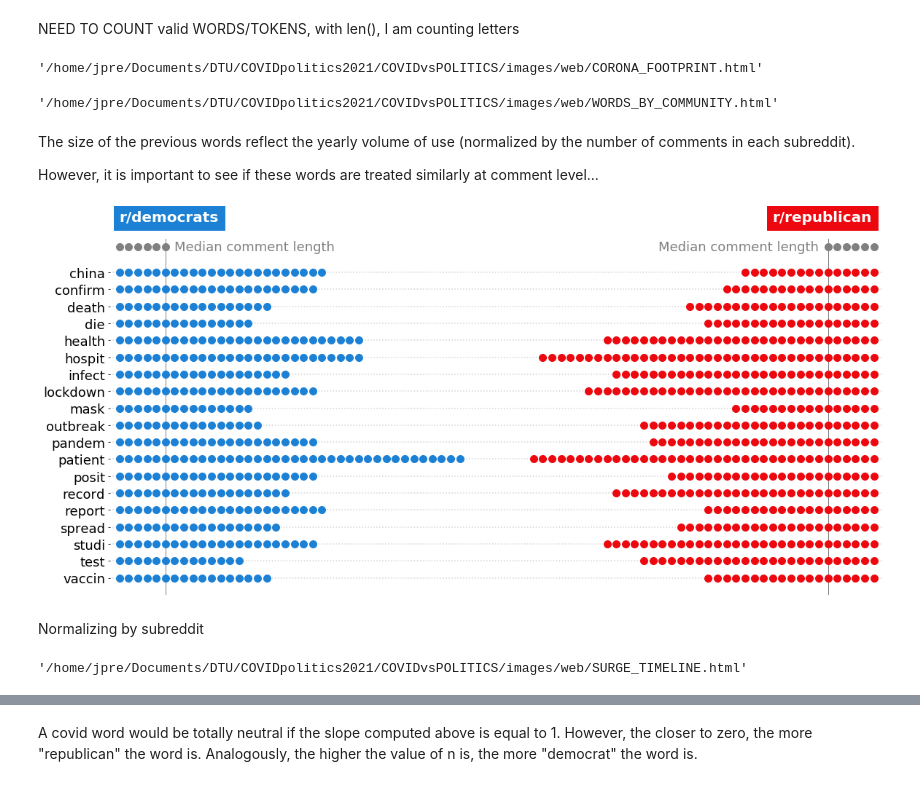
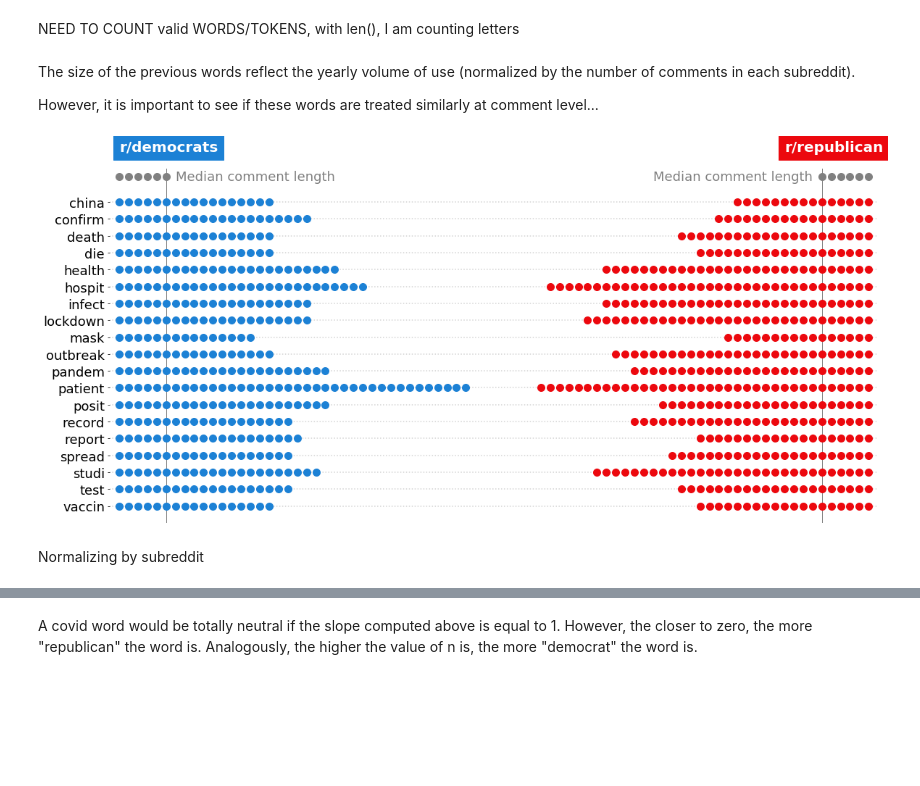
Before and after one commit to jpalm3r/COVIDvsPOLITICS, a Jupyter notebook: Story.ipynb, the cells around one changed output, grey strips where cells are left out. Cells and saved outputs as stored; diff of their text form; code cells hidden in the pictures; blank space fills up the shorter version.

Commit message:
Cleaner story and index.html complete

```diff
--- a/Story.ipynb
+++ b/Story.ipynb
@@ -412 +402,19 @@ cdem = '#1C81D5'
+# %%
+crep = 'tomato'
+cdem = 'dodgerblue'
+
+crep = '#EC080E'
+cdem = '#1C81D5'
+
+# Reading
+df3 = pd.read_csv(bckp_folder + 'df3.csv')
+dfdem = pd.read_csv(bckp_folder + 'dfdem.csv')
+dfrep = pd.read_csv(bckp_folder + 'dfrep.csv')
+topww = pd.read_csv(bckp_folder + 'topww.csv')
+topww1 = pd.read_csv(bckp_folder + 'topww1.csv')
+df2019_dem = pd.read_csv(bckp_folder + 'df2019_dem.csv')
+df2019_rep = pd.read_csv(bckp_folder + 'df2019_rep.csv')
+
+dfrep_agg = pd.read_csv(bckp_folder + 'dfrep_agg.csv')
+dfdem_agg = pd.read_csv(bckp_folder + 'dfdem_agg.csv')
 # %%
@@ -510,6 +506,8 @@ p1.outline_line_color = None
 p_footprint = column(p1, row(Buttons))
 
 output_file(filename=img_folder + "CORONA_FOOTPRINT.html", title="")
+
 save(p_footprint)
+
+p1.sizing_mode = scaling_method
+p_footprint.sizing_mode = scaling_method
-# %% [output]
-'/home/jpre/Documents/DTU/COVIDpolitics2021/COVIDvsPOLITICS/images/web/CORONA_FOOTPRINT.html'
@@ -585,6 +592,8 @@ for indx,w_i in enumerate(controversy_topics):
 
     List_of_plots.append(p1)
 
+    p1.sizing_mode = scaling_method
+
     p1.output_backend = 'svg'
 
     dictdem[w_i] = bars_dem
@@ -599,5 +608,5 @@ p_all = gridplot(List_of_plots, ncols=3)
 #show(p_all)
 
 save(p_all)
+
+p_all.sizing_mode = scaling_method
-# %% [output]
-'/home/jpre/Documents/DTU/COVIDpolitics2021/COVIDvsPOLITICS/images/web/WORDS_BY_COMMUNITY.html'
@@ -606,18 +624,17 @@ The size of the previous words reflect the yearly volume of use (normalized by t
 
 However, it is important to see if these words are treated similarly at comment level...
 # %%
-median_other_rep = dfrep[dfrep.covidcoef == 0].tokens.apply(len).median()
-median_other_dem = dfdem[dfdem.covidcoef == 0].tokens.apply(len).median()
+# The csv files store the column of lists as a column of strings.
+# For this reason we need the function of literal_eval
 
-def HasCOVIDword(tokens):
-    global word_i
-    return(word_i in tokens)
+median_other_rep = dfrep[dfrep.covidcoef == 0].tokens.apply(literal_eval).str.len().median()
+median_other_dem = dfdem[dfdem.covidcoef == 0].tokens.apply(literal_eval).str.len().median()
 
 MEDIANS = {}
-for i, word_i in enumerate(token_names):
+for i, word_i in enumerate(controversy_topics):
 
-    median_wi_rep = dfrep[dfrep.tokens.apply(HasCOVIDword) == True].tokens.apply(len).median()
-    median_wi_dem = dfdem[dfdem.tokens.apply(HasCOVIDword) == True].tokens.apply(len).median()
+    median_wi_rep = dfrep[dfrep.tokens.apply(HasCOVIDword, word = word_i)].tokens.apply(literal_eval).str.len().median()
+    median_wi_dem = dfdem[dfdem.tokens.apply(HasCOVIDword, word = word_i)].tokens.apply(literal_eval).str.len().median()
     MEDIANS[word_i] = {'rep' : median_wi_rep, 'dem' : median_wi_dem}
 
 middlespace = 7
@@ -626,12 +643,13 @@ total_length = max([MEDIANS[wi]['rep'] + MEDIANS[wi]['dem'] for wi in MEDIANS.ke
 sw = 100
 
 fig, ax = plt.subplots(1,1,figsize = (19,9))
-for i, word_i in enumerate(list(reversed(token_names))):
+for i, word_i in enumerate(list(reversed(controversy_topics))):
 
     m1 = MEDIANS[word_i]['dem']
     m2 = MEDIANS[word_i]['rep']
     range1 = range(int(m1))
     range2 = range(int(total_length - m2),int(total_length))
+
     ax.plot([-1000,1000],[i,i], lw = 1.5, ls = ':', c = 'lightgrey',zorder=0)
     ax.scatter(x=range1, y=[i for _ in range1], c = cdem, s = sw,zorder=10)
     ax.scatter(x=range2, y=[i for _ in range2], c = crep, s = sw,zorder=10)
@@ -640,38 +658,38 @@ for i, word_i in enumerate(list(reversed(token_names))):
 m1 = median_other_dem
 m2 = median_other_rep
 range1 = range(int(m1))
 range2 = range(int(total_length - m2),int(total_length))
-top_i = len(token_names) + 0.5
+top_i = len(controversy_topics) + 0.5
 ax.scatter(x=range1, y=[top_i for _ in range1], c = 'grey', s = sw)
 ax.scatter(x=range2, y=[top_i for _ in range2], c = 'grey', s = sw)
 
 ax.plot([m1-1,m1-1], [-100,100], c = 'grey', lw = 1)
 ax.plot([total_length-m2,total_length-m2], [-100,100], c = 'grey', lw = 1)
 
 ax.text(x=max(range1)+1,y=top_i, s='Median comment length',va='center',ha='left', fontsize = 18, c = 'grey')
 ax.text(x=min(range2)-1,y=top_i, s='Median comment length',va='center',ha='right', fontsize = 18, c = 'grey')
 
 
 ax.text(0, 21, 'r/democrats', color='white', fontsize = 20, fontweight = 'bold', bbox=dict(facecolor=cdem, edgecolor=cdem, pad=8.0))
 ax.text(71, 21, 'r/republican', color='white', fontsize = 20, fontweight = 'bold', bbox=dict(facecolor=crep, edgecolor=crep, pad=8.0))
 
-ax.set_ylim(-1,len(token_names) + 1)
+ax.set_ylim(-1,len(controversy_topics) + 1)
 ax.set_xlim(-1,total_length)
 
-ax.set_yticks(range(len(token_names)))
-ax.set_yticklabels(list(reversed(token_names)), fontsize=18)
+ax.set_yticks(range(len(controversy_topics)))
+ax.set_yticklabels(list(reversed(controversy_topics)), fontsize=18)
 
 ax.set_xticks([])
 fig.patch.set_visible(False)
 
 ax.spines["top"].set_visible(False)
 ax.spines["right"].set_visible(False)
 ax.spines["bottom"].set_visible(False)
 ax.spines["left"].set_visible(False)
 
 plt.savefig(img_folder + 'COMMENT_LENGTH.svg')
 # %% [output]
-[figure, old version]
+[figure, new version]
 # %%
 from matplotlib.cbook import boxplot_stats
 
@@ -854,6 +857,9 @@ p5.add_glyph(ColumnDataSource(dict(x=[-10 for _ in controversy_topics],
                                    text=controversy_topics)), text1)
 
 output_file(filename=img_folder + "SURGE_TIMELINE.html", title="")
-save(column(p5,row(Buttons)))
+
+p_surges = column(p5,row(Buttons))
+save(p_surges)
+
+p5.sizing_mode = scaling_method
+p_surges.sizing_mode = scaling_method
-# %% [output]
-'/home/jpre/Documents/DTU/COVIDpolitics2021/COVIDvsPOLITICS/images/web/SURGE_TIMELINE.html'
```
Also changed, not shown: parts of 45 cells of this notebook, 28 other files.
